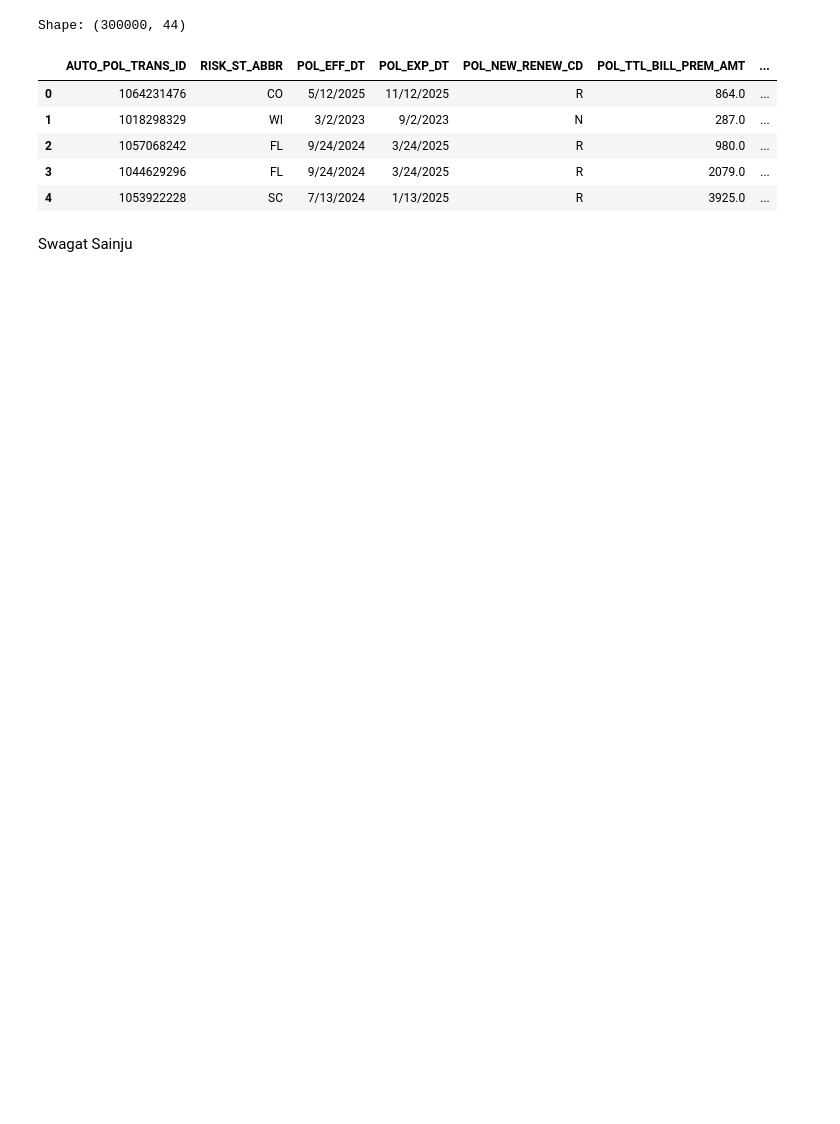
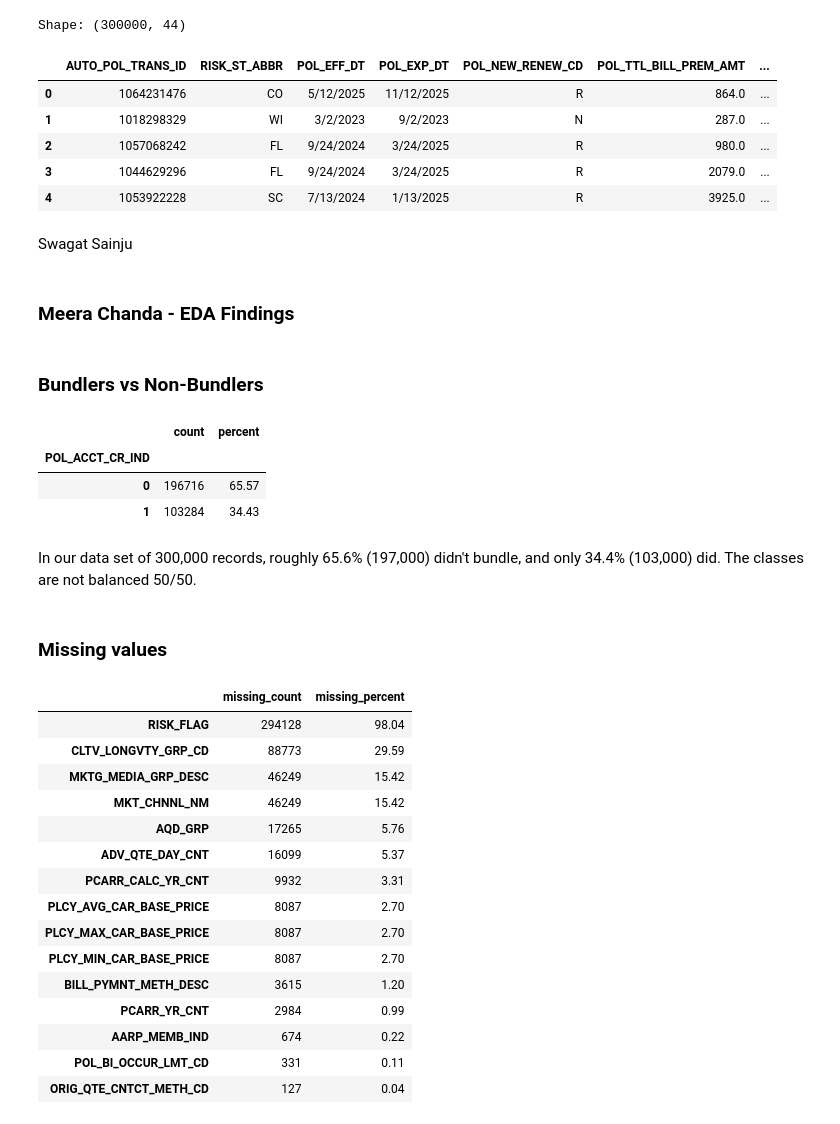
Before and after one commit to BrendanMeyler1/GRAD_5800_The_Hartford_Group_1, a Jupyter notebook: group_1_collab_notebook.ipynb, the cells around one changed output. Drawn from its saved outputs; the diff is of its cells as text; code cells hidden in the pictures; blank space fills up the shorter version.

Commit message:
update MC EDA findings

```diff
--- a/group_1_collab_notebook.ipynb
+++ b/group_1_collab_notebook.ipynb
@@ -50,3 +50,54 @@ Shape: (300000, 44)
 | 4 | 1053922228 | SC | 7/13/2024 | 1/13/2025 | R | 3925.0 | ... |
 # %% [markdown]
 Swagat Sainju
+# %% [markdown]
+### Meera Chanda - EDA Findings
+# %% [markdown]
+### Bundlers vs Non-Bundlers
+# %%
+# Target class balance: bundlers vs non-bundlers
+target = "POL_ACCT_CR_IND"
+
+target_counts = df[target].value_counts(dropna=False)
+target_percent = df[target].value_counts(normalize=True, dropna=False) * 100
+
+target_summary = pd.DataFrame({
+    "count": target_counts,
+    "percent": target_percent.round(2)
+})
+
+target_summary
+# %% [output]
+|  | count | percent |
+| POL_ACCT_CR_IND |  |  |
+| 0 | 196716 | 65.57 |
+| 1 | 103284 | 34.43 |
+# %% [markdown]
+In our data set of 300,000 records, roughly 65.6% (197,000) didn't bundle, and only 34.4% (103,000) did. The classes are not balanced 50/50.
+# %% [markdown]
+### Missing values
+# %%
+# Missing values summary
+missing_summary = pd.DataFrame({
+    "missing_count": df.isna().sum(),
+    "missing_percent": (df.isna().mean() * 100).round(2)
+}).sort_values("missing_percent", ascending=False)
+
+missing_summary.head(15)
+# %% [output]
+|  | missing_count | missing_percent |
+| RISK_FLAG | 294128 | 98.04 |
+| CLTV_LONGVTY_GRP_CD | 88773 | 29.59 |
+| MKTG_MEDIA_GRP_DESC | 46249 | 15.42 |
+| MKT_CHNNL_NM | 46249 | 15.42 |
+| AQD_GRP | 17265 | 5.76 |
+| ADV_QTE_DAY_CNT | 16099 | 5.37 |
+| PCARR_CALC_YR_CNT | 9932 | 3.31 |
+| PLCY_AVG_CAR_BASE_PRICE | 8087 | 2.70 |
+| PLCY_MAX_CAR_BASE_PRICE | 8087 | 2.70 |
+| PLCY_MIN_CAR_BASE_PRICE | 8087 | 2.70 |
+| BILL_PYMNT_METH_DESC | 3615 | 1.20 |
+| PCARR_YR_CNT | 2984 | 0.99 |
+| AARP_MEMB_IND | 674 | 0.22 |
+| POL_BI_OCCUR_LMT_CD | 331 | 0.11 |
+| ORIG_QTE_CNTCT_METH_CD | 127 | 0.04 |
```
Also changed, not shown: parts of 23 cells of this notebook.
